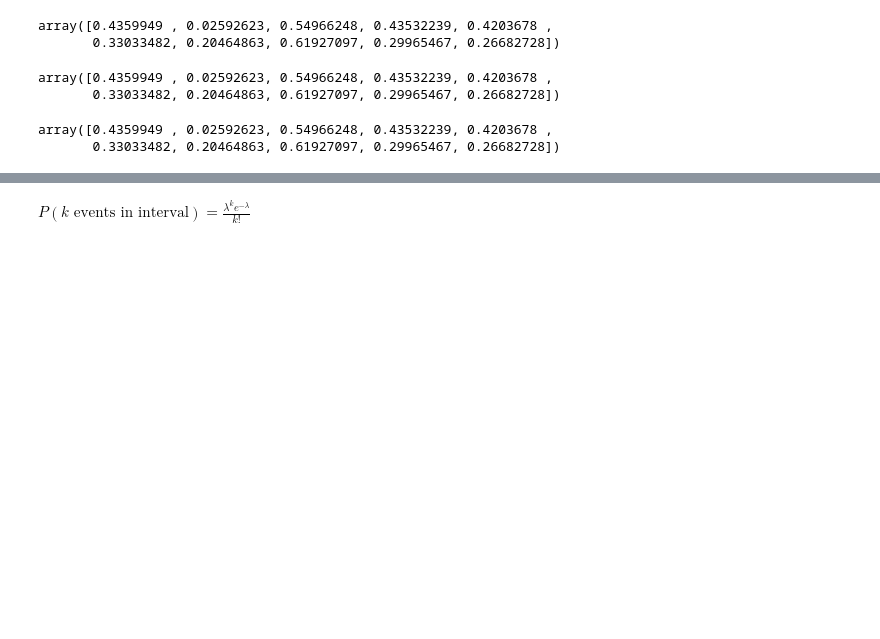
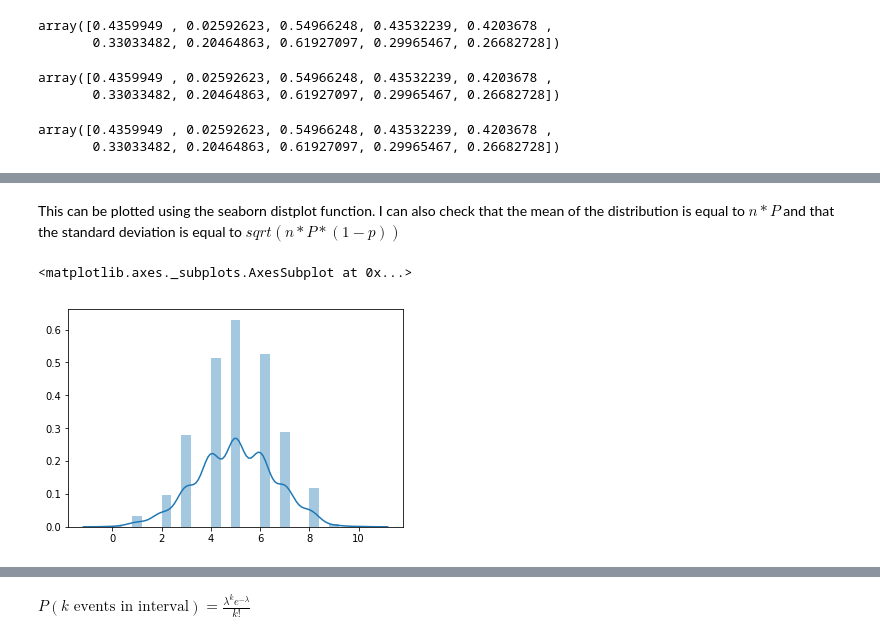
Before and after one commit to angela1C/Programming-for-Data-Analysis-numpy.random-project-2019, a Jupyter notebook: NumpyRandom.ipynb, the cells around one changed output, grey strips where cells are left out. Saved outputs shown, nothing was run; the diff lists cells and outputs as text; code cells hidden in the pictures; blank space fills up the shorter version.

Commit message:
binomial distribution function, research and examples

```diff
--- a/NumpyRandom.ipynb
+++ b/NumpyRandom.ipynb
@@ -1511,0 +1600,4 @@ Drawn samples from the parameterized binomial distribution, where each sample is
+# %%
+n, p = 10, .5  # number of trials, probability of each trial
+s = np.random.binomial(n, p, 1000)
+s  ## returns an array of
@@ -1511,0 +1622,7 @@ Drawn samples from the parameterized binomial distribution, where each sample is
+# %% [markdown]
+This can be plotted using the seaborn distplot function. I can also check that the mean of the distribution is equal to $n*P$ and that the standard deviation is equal to $sqrt(n*P*(1-p))$
+# %%
+sns.distplot(s)
+# %% [output]
+<matplotlib.axes._subplots.AxesSubplot at 0x...>
+[figure, added]
```
Also changed, not shown: parts of 32 cells of this notebook, 1 other file.
